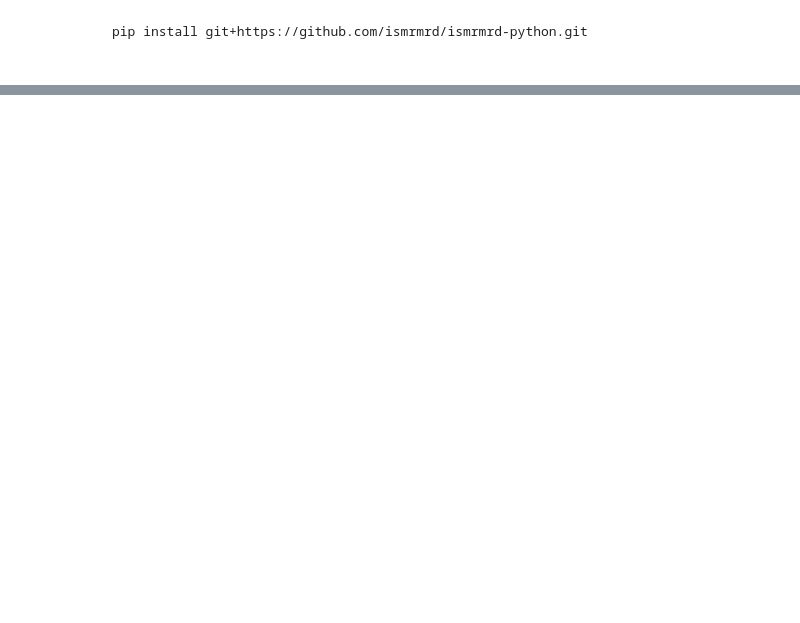
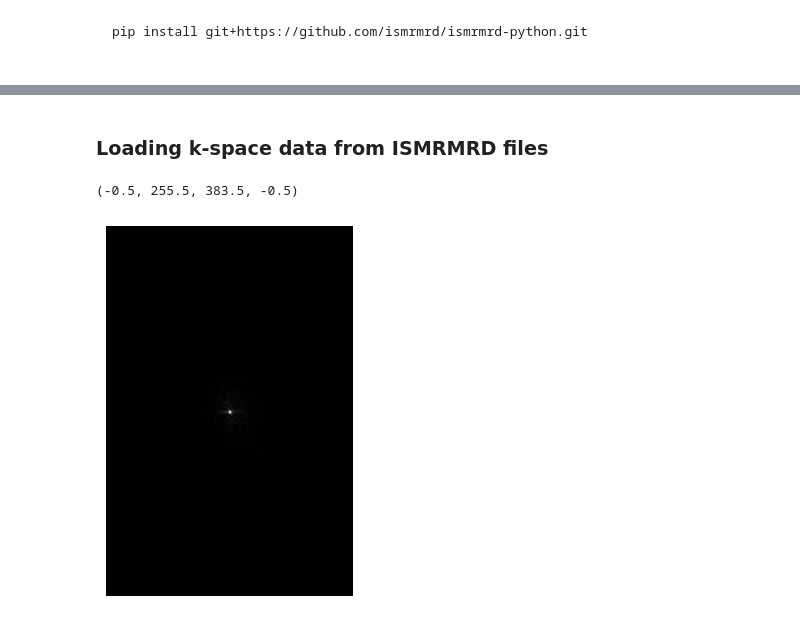
Before and after one commit to marlenekallass/NOS-FT-in-MRI-R-Tutorial, a Jupyter notebook: code/python/recon_data.ipynb, the cells around one changed output, grey strips where cells are left out. Cells and saved outputs as stored; diff of their text form; code cells hidden in the pictures; blank space fills up the shorter version.

Commit message:
Updated recon_data

```diff
--- a/code/python/recon_data.ipynb
+++ b/code/python/recon_data.ipynb
@@ -63,4 +38,6 @@ from numpy.fft import fftshift, ifftshift, fftn, ifftn
 import ismrmrd
 import ismrmrd.xsd
 import h5py
+# %% [markdown]
+### Loading k-space data from ISMRMRD files
 # %%
@@ -133,0 +109,27 @@ slice_data = all_data[rep,contrast,slice,coil,kz,:,:]
+# %%
+# We will now select a set of parameters to extract a simple k-space matrix
+
+rep = 0 #can be anywhere between 0 and nreps-1
+contrast = 0 #accordingly with nconstrasts
+coil = 0
+
+# For the provided testdata set this is a nice slice
+slice = 19
+
+# Because we use slice encoding, we can set kz to 0
+kz = 0
+
+slice_data = all_data[rep,contrast,slice,coil,kz,:,:]
+
+# Let's take a look at our k-space
+
+# For plotting, we take the magnitude
+# We also need to flip the axes because of how imshow interprets them
+k_plot = np.abs(slice_data.T)
+
+plt.figure()
+plt.imshow(k_plot, cmap='gray')
+plt.axis('off')
+# %% [output]
+(-0.5, 255.5, 383.5, -0.5)
+[figure, added]
```
Also changed, not shown: parts of 16 cells of this notebook.
